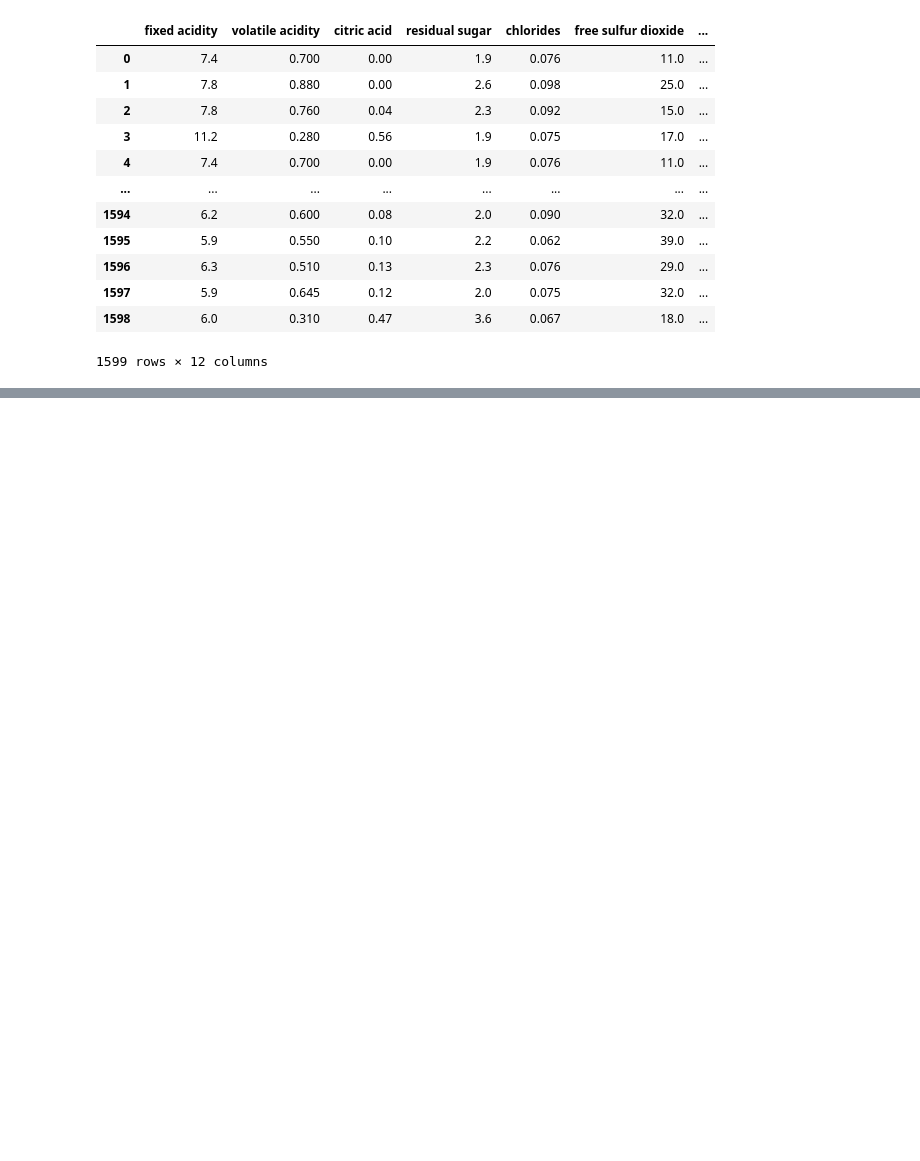
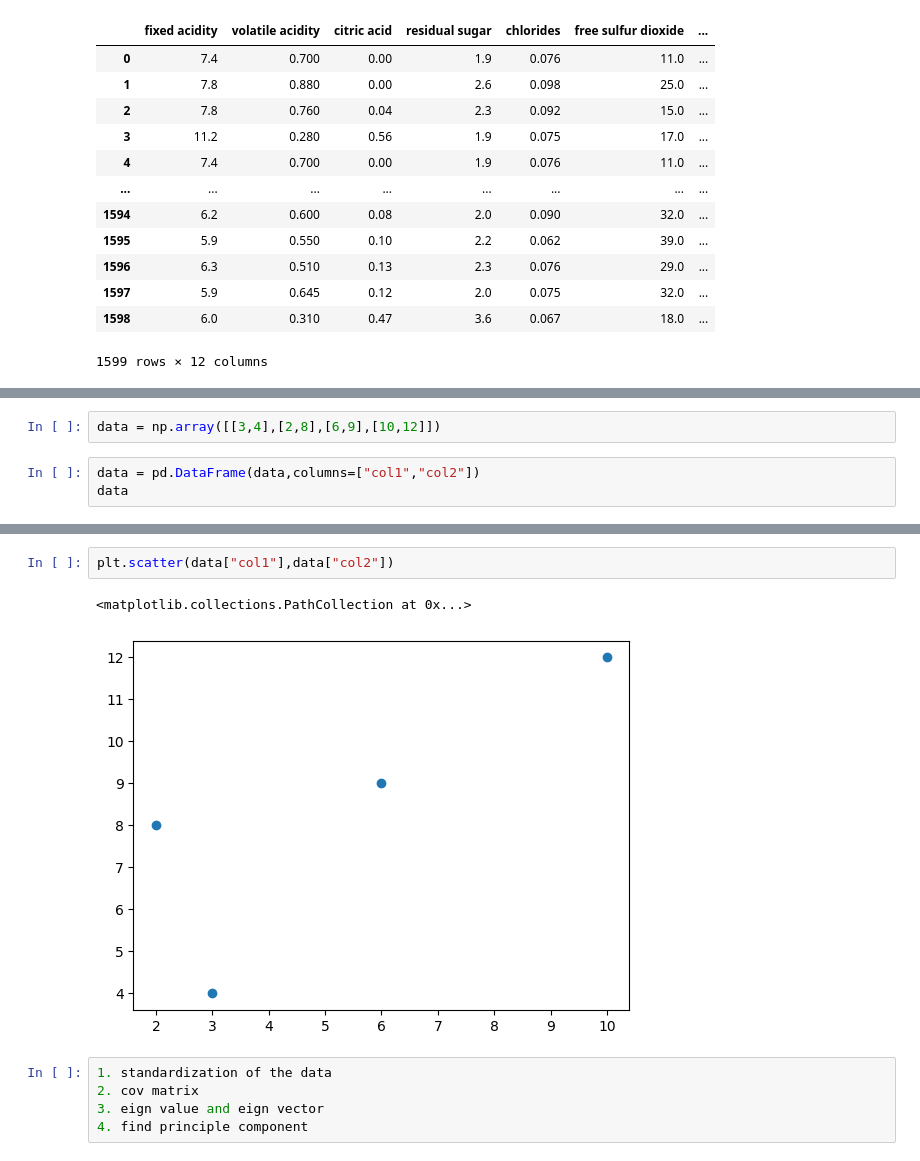
Before and after one commit to Rushi9867/Machine-Learning, a Jupyter notebook: PCA/pca.ipynb, the cells around one changed output, grey strips where cells are left out. Saved outputs shown, nothing was run; the diff lists cells and outputs as text; blank space fills up the shorter version.

```diff
--- a/PCA/pca.ipynb
+++ b/PCA/pca.ipynb
@@ -493,0 +501,5 @@ data1
+# %%
+data = np.array([[3,4],[2,8],[6,9],[10,12]])
+# %%
+data = pd.DataFrame(data,columns=["col1","col2"])
+data
@@ -493,0 +512,10 @@ data1
+# %%
+plt.scatter(data["col1"],data["col2"])
+# %% [output]
+<matplotlib.collections.PathCollection at 0x...>
+[figure, added]
+# %%
+1. standardization of the data
+2. cov matrix
+3. eign value and eign vector
+4. find principle component
```
Also changed, not shown: parts of 9 cells of this notebook, 6 other files.
